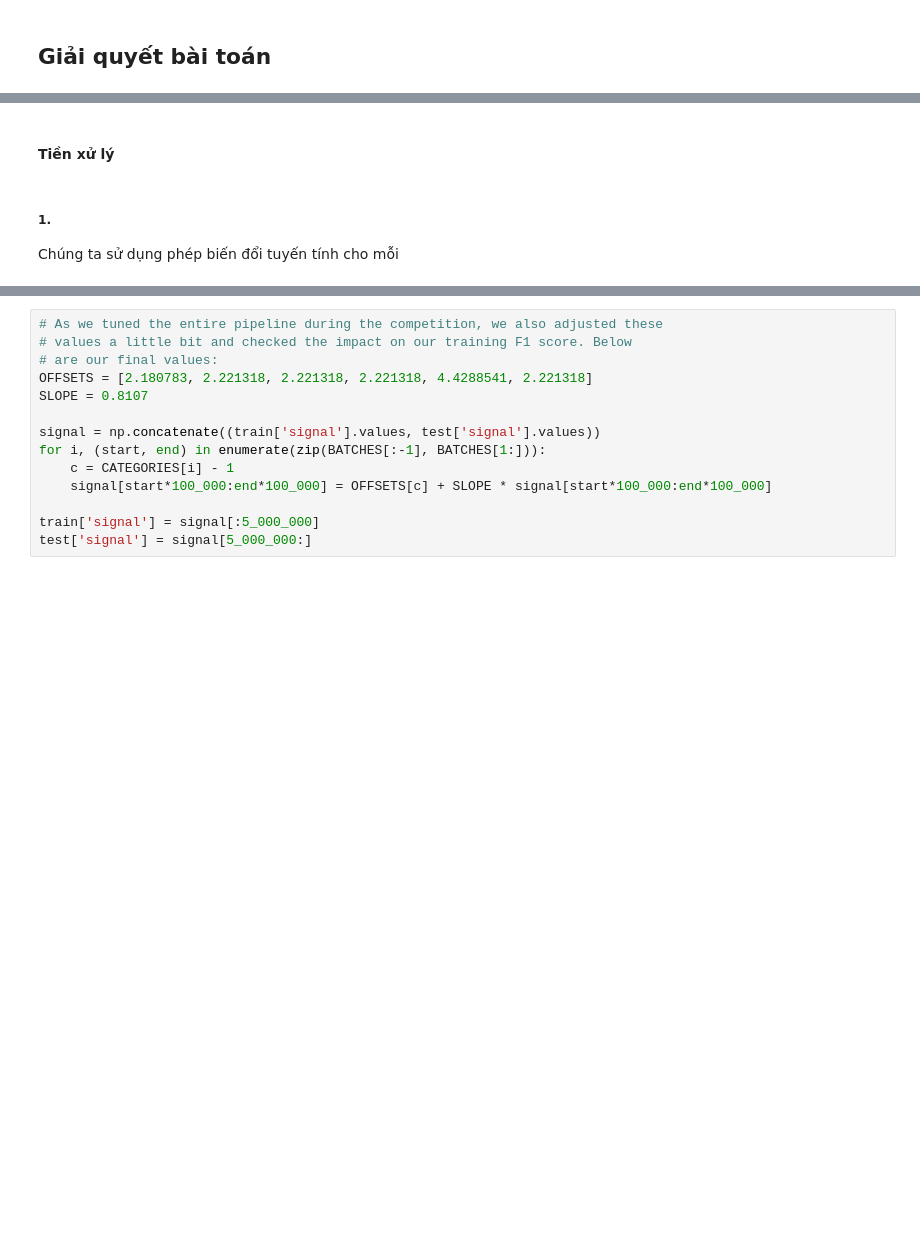
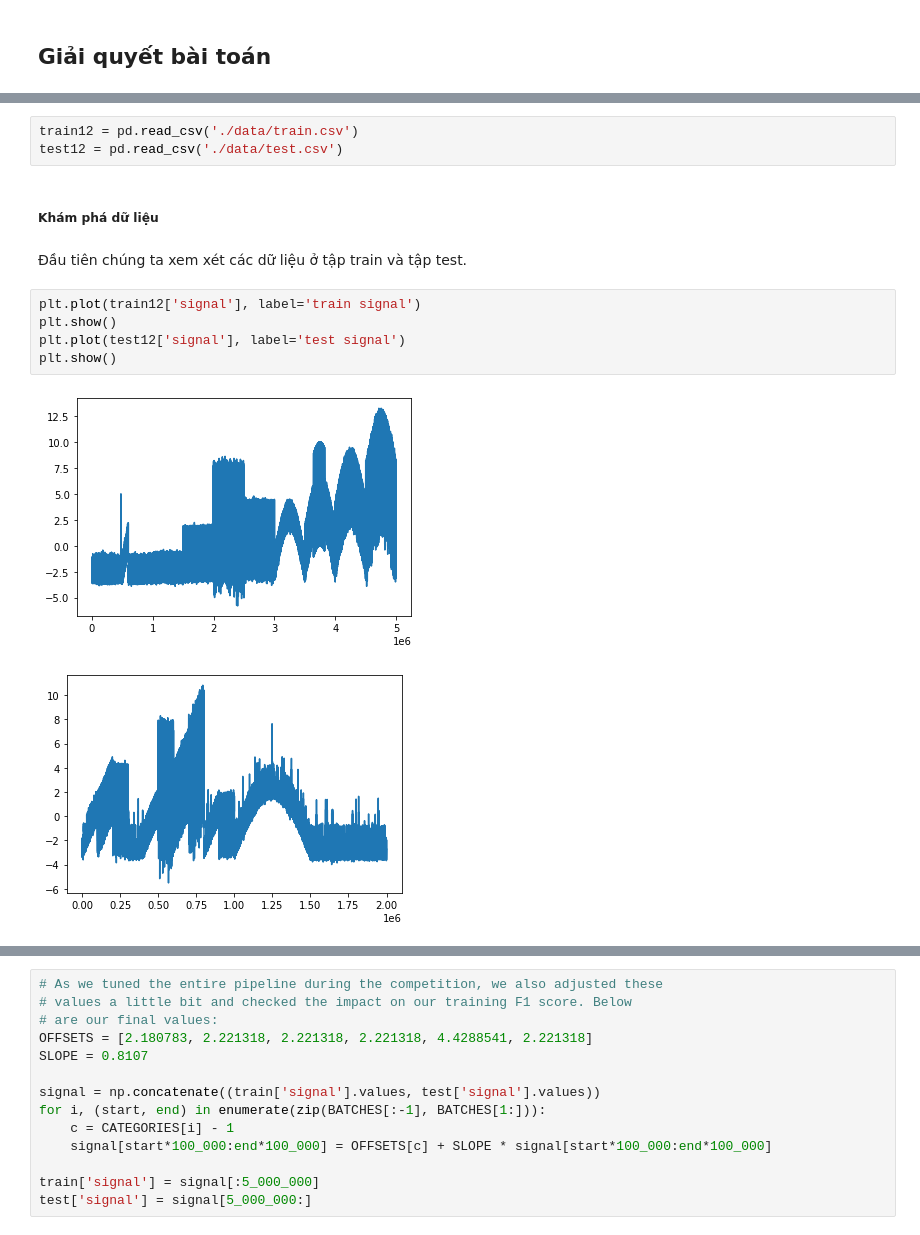
Before and after one commit to thanhtruong1712/DAMH_KHDLUD, a Jupyter notebook: Report.ipynb, the cells around one changed output, grey strips where cells are left out. Drawn from its saved outputs; the diff is of its cells as text; blank space fills up the shorter version.

```diff
--- a/Report.ipynb
+++ b/Report.ipynb
@@ -69,6 +65,16 @@ import scipy.optimize as opt
 from sklearn.metrics import f1_score
-# %% [markdown]
-#### Tiền xử lý
-# %% [markdown]
-##### 1.
-Chúng ta sử dụng phép biến đổi tuyến tính cho mỗi
+# %%
+train12 = pd.read_csv('./data/train.csv')
+test12 = pd.read_csv('./data/test.csv')
+# %% [markdown]
+##### Khám phá dữ liệu
+# %% [markdown]
+Đầu tiên chúng ta xem xét các dữ liệu ở tập train và tập test.
+# %%
+plt.plot(train12['signal'], label='train signal')
+plt.show()
+plt.plot(test12['signal'], label='test signal')
+plt.show()
+# %% [output]
+[figure, added]
+[figure, added]
```
Also changed, not shown: parts of 48 cells of this notebook.
